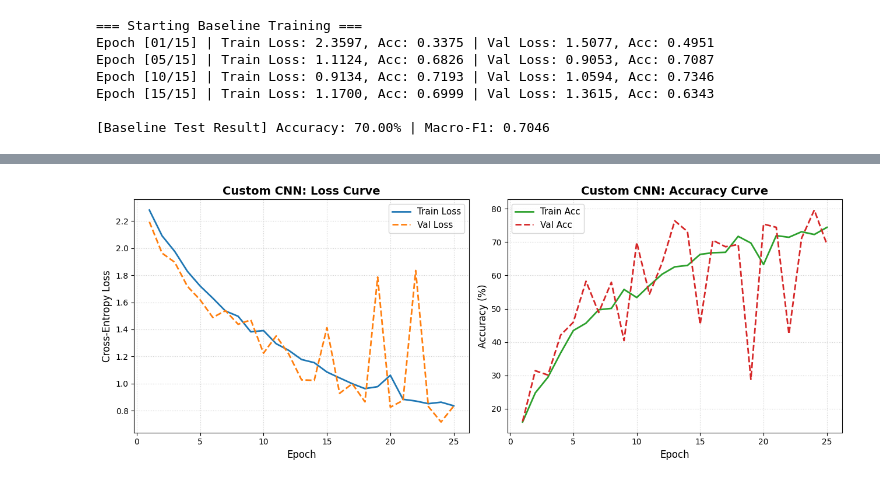
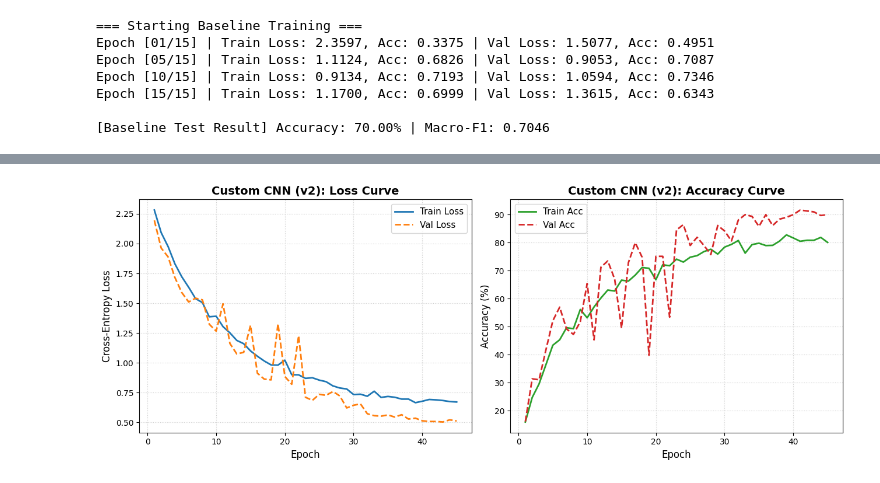
Before and after one commit to 68070192/sign-language-digits-cnn, a Jupyter notebook: notebooks/experiment.ipynb, the cells around one changed output, grey strips where cells are left out. Cells and saved outputs as stored; diff of their text form; code cells hidden in the pictures.

Commit message:
Tune Custom CNN: add CosineAnnealingLR and train 45 epochs (reach 93.55% test acc)

```diff
--- a/notebooks/experiment.ipynb
+++ b/notebooks/experiment.ipynb
@@ -328,54 +390,36 @@ import numpy as np
 import torch
 from sklearn.metrics import confusion_matrix, ConfusionMatrixDisplay
 
-# สร้างโฟลเดอร์เก็บไฟล์ผลลัพธ์
 os.makedirs("outputs", exist_ok=True)
 
-# -------------------------------------------------------------
-# 1. พลอตกราฟ Learning Curves (Train vs. Val Loss และ Accuracy)
-# -------------------------------------------------------------
-epochs_range = range(1, len(hist_cnn["train_loss"]) + 1)
-
+# 1. พลอตกราฟ Learning Curves
+epochs_range = range(1, len(hist_cnn_v2["train_loss"]) + 1)
 plt.figure(figsize=(13, 5))
 
-# กราฟ Loss
 plt.subplot(1, 2, 1)
-plt.plot(epochs_range, hist_cnn["train_loss"], label="Train Loss", color="#1f77b4", linewidth=2)
-plt.plot(epochs_range, hist_cnn["val_loss"], label="Val Loss", color="#ff7f0e", linewidth=2, linestyle="--")
-plt.title("Custom CNN: Loss Curve", fontsize=14, fontweight="bold")
-plt.xlabel("Epoch", fontsize=12)
-plt.ylabel("Cross-Entropy Loss", fontsize=12)
-plt.grid(True, linestyle=":", alpha=0.6)
-plt.legend(fontsize=11)
+plt.plot(epochs_range, hist_cnn_v2["train_loss"], label="Train Loss", color="#1f77b4", linewidth=2)
+plt.plot(epochs_range, hist_cnn_v2["val_loss"], label="Val Loss", color="#ff7f0e", linewidth=2, linestyle="--")
+plt.title("Custom CNN (v2): Loss Curve", fontsize=14, fontweight="bold")
+plt.xlabel("Epoch", fontsize=12); plt.ylabel("Cross-Entropy Loss", fontsize=12)
+plt.grid(True, linestyle=":", alpha=0.6); plt.legend(fontsize=11)
 
-# กราฟ Accuracy
 plt.subplot(1, 2, 2)
-plt.plot(epochs_range, [acc * 100 for acc in hist_cnn["train_acc"]], label="Train Acc", color="#2ca02c", linewidth=2)
-plt.plot(epochs_range, [acc * 100 for acc in hist_cnn["val_acc"]], label="Val Acc", color="#d62728", linewidth=2, linestyle="--")
-plt.title("Custom CNN: Accuracy Curve", fontsize=14, fontweight="bold")
-plt.xlabel("Epoch", fontsize=12)
-plt.ylabel("Accuracy (%)", fontsize=12)
-plt.grid(True, linestyle=":", alpha=0.6)
-plt.legend(fontsize=11)
+plt.plot(epochs_range, [acc * 100 for acc in hist_cnn_v2["train_acc"]], label="Train Acc", color="#2ca02c", linewidth=2)
+plt.plot(epochs_range, [acc * 100 for acc in hist_cnn_v2["val_acc"]], label="Val Acc", color="#d62728", linewidth=2, linestyle="--")
+plt.title("Custom CNN (v2): Accuracy Curve", fontsize=14, fontweight="bold")
+plt.xlabel("Epoch", fontsize=12); plt.ylabel("Accuracy (%)", fontsize=12)
+plt.grid(True, linestyle=":", alpha=0.6); plt.legend(fontsize=11)
 
 plt.tight_layout()
 plt.savefig("outputs/learning_curves.png", dpi=200)
 plt.show()
-print("Saved: outputs/learning_curves.png")
 
-# -------------------------------------------------------------
-# 2. ทำ Inference บน Test Set และสร้าง Confusion Matrix
-# -------------------------------------------------------------
-# โหลดน้ำหนักโมเดลที่ดีที่สุด
+# 2. Confusion Matrix
 best_model = SignLanguageCNN(num_classes=10).to(device)
 best_model.load_state_dict(torch.load("best_cnn.pth", map_location=device))
 best_model.eval()
 
-all_preds = []
-all_labels = []
-all_probs = []
-all_images = []
-
+all_preds, all_labels, all_probs, all_images = [], [], [], []
 with torch.no_grad():
     for images, labels in test_loader:
         images_dev = images.to(device)
@@ -388,65 +432,46 @@ with torch.no_grad():
         all_probs.extend(max_probs.cpu().numpy())
         all_images.extend(images.numpy())
 
-all_preds = np.array(all_preds)
-all_labels = np.array(all_labels)
-all_probs = np.array(all_probs)
-all_images = np.array(all_images)
+all_preds, all_labels = np.array(all_preds), np.array(all_labels)
+all_probs, all_images = np.array(all_probs), np.array(all_images)
 
-# พลอต Confusion Matrix
-class_names = [str(i) for i in range(10)]
 cm = confusion_matrix(all_labels, all_preds)
-
 fig, ax = plt.subplots(figsize=(8, 8))
-disp = ConfusionMatrixDisplay(confusion_matrix=cm, display_labels=class_names)
+disp = ConfusionMatrixDisplay(confusion_matrix=cm, display_labels=[str(i) for i in range(10)])
 disp.plot(cmap="Blues", values_format="d", ax=ax, colorbar=False)
-plt.title("Test Confusion Matrix (Custom CNN)", fontsize=14, fontweight="bold")
-plt.xlabel("Predicted Label", fontsize=12)
-plt.ylabel("True Label", fontsize=12)
+plt.title("Test Confusion Matrix (Custom CNN v2)", fontsize=14, fontweight="bold")
 plt.tight_layout()
 plt.savefig("outputs/confusion_matrix.png", dpi=200)
 plt.show()
-print("Saved: outputs/confusion_matrix.png")
 
-# -------------------------------------------------------------
-# 3. สกัดและพรีวิวภาพ Success Case vs. Failure Case
-# -------------------------------------------------------------
+# 3. Success vs Failure
 def unnormalize(img_tensor):
-    """แปลงกลับจาก [-1, 1] เป็นภาพ RGB [0, 1]"""
     img = np.transpose(img_tensor, (1, 2, 0))
-    img = img * 0.5 + 0.5
-    return np.clip(img, 0.0, 1.0)
+    return np.clip(img * 0.5 + 0.5, 0.0, 1.0)
 
-# ค้นหา Index ของภาพที่ทายถูกและทายผิด
 correct_indices = np.where(all_labels == all_preds)[0]
 wrong_indices = np.where(all_labels != all_preds)[0]
 
-# สุ่มเลือกตัวอย่างละ 2 ภาพ
 np.random.seed(42)
 sampled_correct = np.random.choice(correct_indices, size=min(2, len(correct_indices)), replace=False)
-sampled_wrong = np.random.choice(wrong_indices, size=min(2, len(wrong_indices)), replace=False)
+sampled_wrong = np.random.choice(wrong_indices, size=min(2, len(wrong_indices)), replace=False) if len(wrong_indices) > 0 else []
 
 plt.figure(figsize=(12, 6))
-
-# พลอต Success Cases
 for i, idx in enumerate(sampled_correct):
     plt.subplot(2, 2, i + 1)
     plt.imshow(unnormalize(all_images[idx]))
-    plt.title(f"SUCCESS [Match]\nTrue: {all_labels[idx]} | Pred: {all_preds[idx]} ({all_probs[idx]*100:.1f}%)",
-              color="green", fontweight="bold", fontsize=11)
+    plt.title(f"SUCCESS [Match]\nTrue: {all_labels[idx]} | Pred: {all_preds[idx]} ({all_probs[idx]*100:.1f}%)", color="green", fontweight="bold")
     plt.axis("off")
 
-# พลอต Failure Cases
 for i, idx in enumerate(sampled_wrong):
     plt.subplot(2, 2, i + 3)
     plt.imshow(unnormalize(all_images[idx]))
-    plt.title(f"FAILURE [Mismatch]\nTrue: {all_labels[idx]} | Pred: {all_preds[idx]} ({all_probs[idx]*100:.1f}%)",
-              color="crimson", fontweight="bold", fontsize=11)
+    plt.title(f"FAILURE [Mismatch]\nTrue: {all_labels[idx]} | Pred: {all_preds[idx]} ({all_probs[idx]*100:.1f}%)", color="crimson", fontweight="bold")
     plt.axis("off")
 
 plt.tight_layout()
 plt.savefig("outputs/success_vs_failure.png", dpi=200)
 plt.show()
-print("Saved: outputs/success_vs_failure.png")
+print("Updated all figures in outputs/")
 # %% [output]
-[figure, old version]
+[figure, new version]
```
Also changed, not shown: parts of 2 cells of this notebook.
